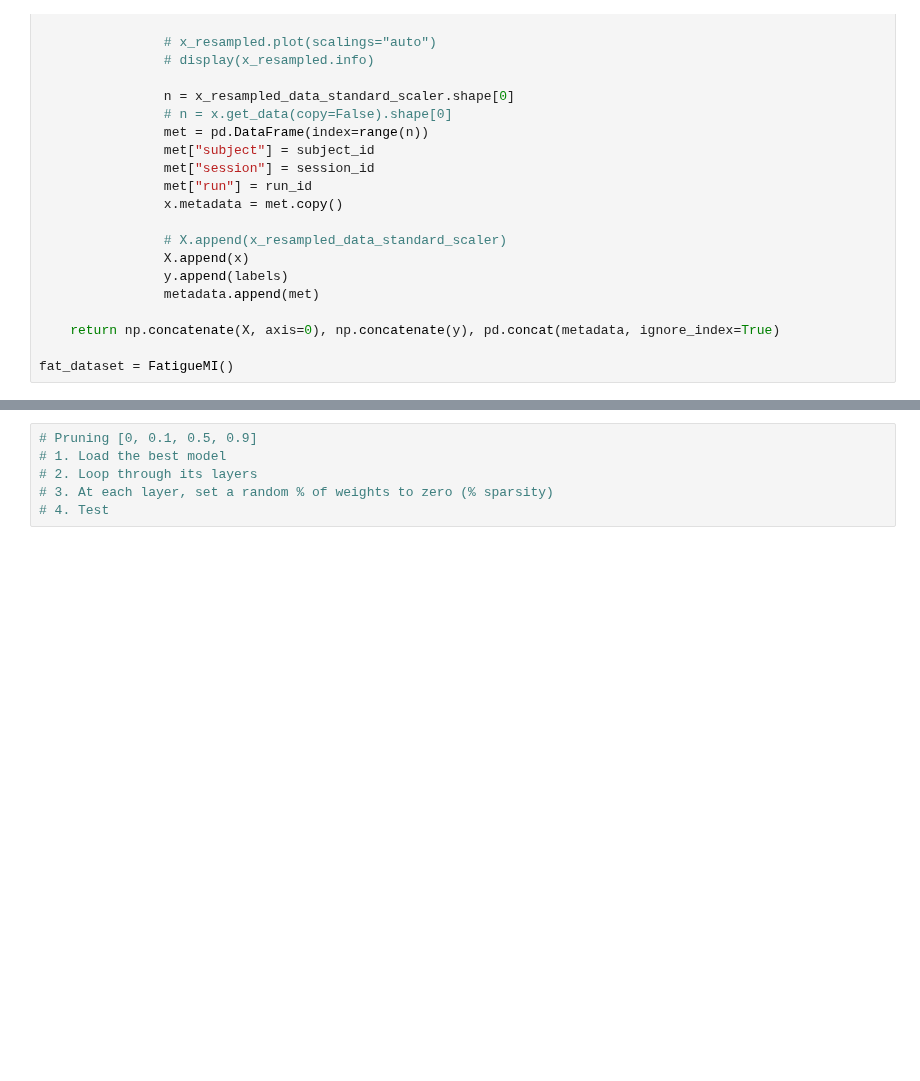
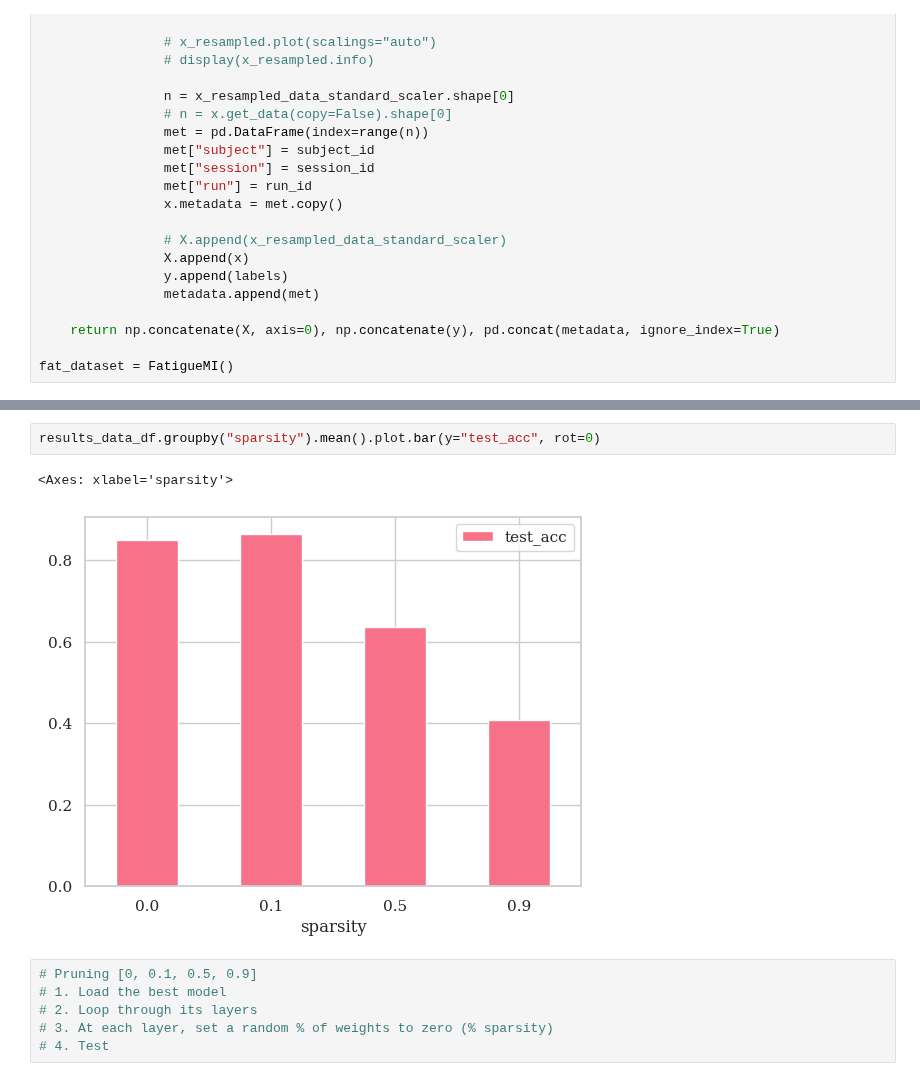
Before and after one commit to Pauligtech/PiEEG_Miniaturization, a Jupyter notebook: model_optimization_tests/pruning_and_quantization.ipynb, the cells around one changed output, grey strips where cells are left out. Drawn from its saved outputs; the diff is of its cells as text; blank space fills up the shorter version.

```diff
--- a/model_optimization_tests/pruning_and_quantization.ipynb
+++ b/model_optimization_tests/pruning_and_quantization.ipynb
@@ -680,3 +740,8 @@ results_data_df
+# %%
+results_data_df.groupby("sparsity").mean().plot.bar(y="test_acc", rot=0)
+# %% [output]
+<Axes: xlabel='sparsity'>
+[figure, added]
 # %%
 # Pruning [0, 0.1, 0.5, 0.9]
 # 1. Load the best model
```
Also changed, not shown: parts of 6 cells of this notebook, 41 other files.
